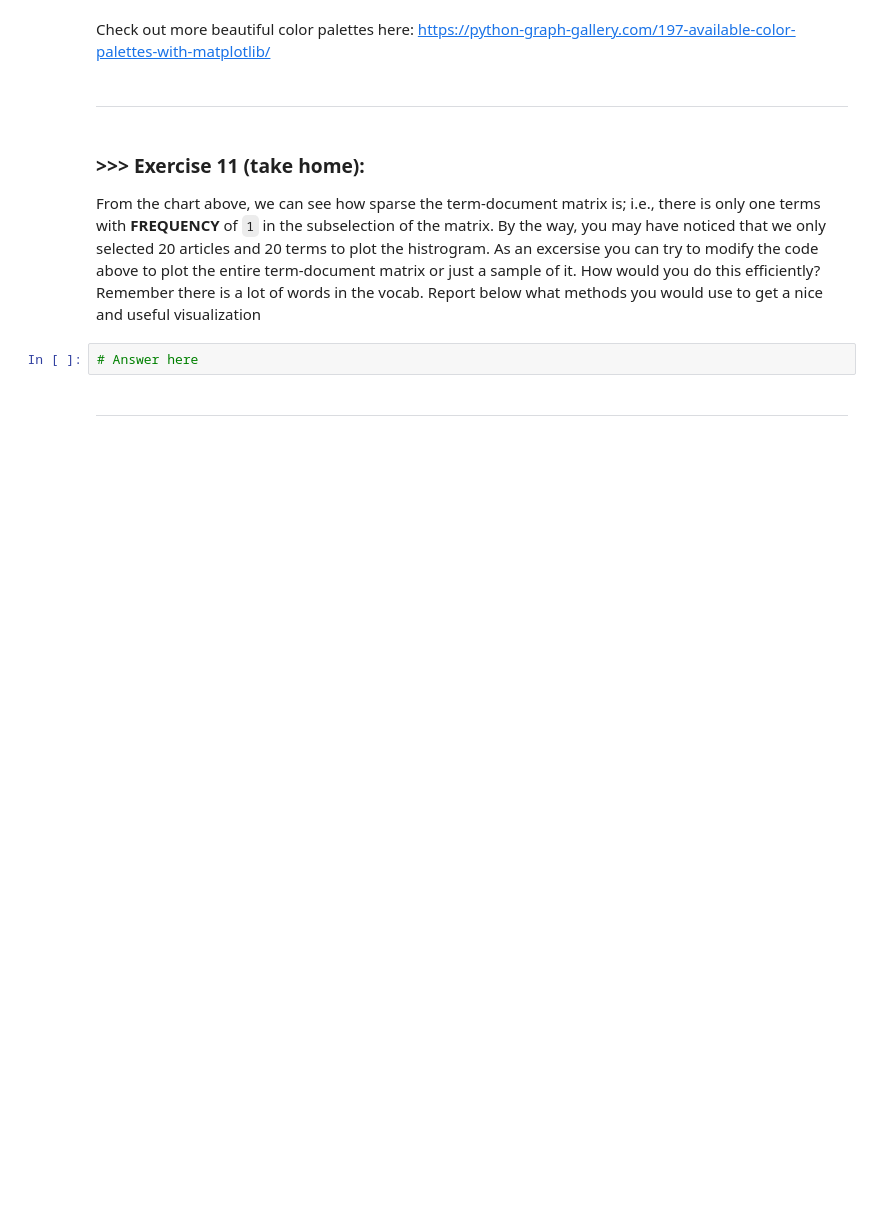
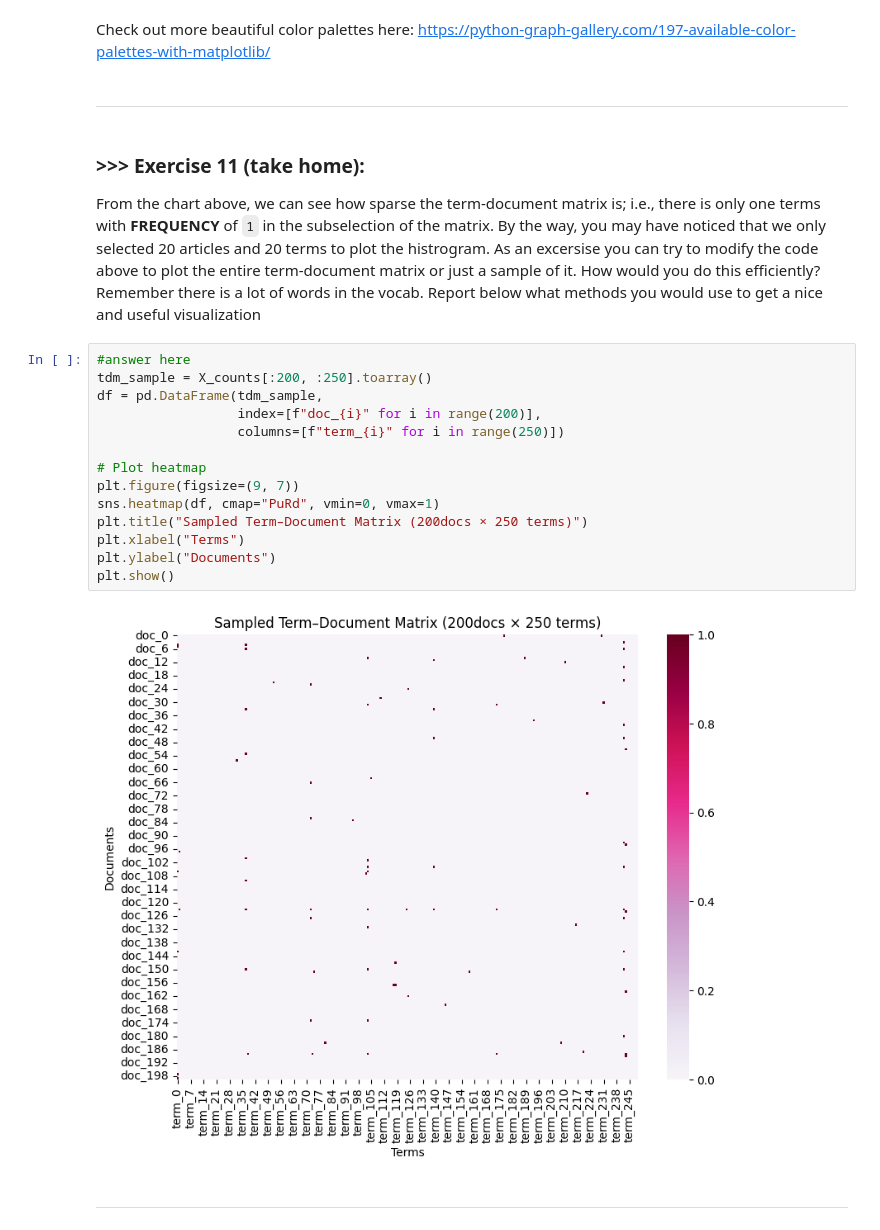
Before and after one commit to Nimomohamed-you/DM2025-Lab1-Exercise, a Jupyter notebook: DM2025-Lab1-Master.ipynb, the cells around one changed output. Saved outputs shown, nothing was run; the diff lists cells and outputs as text; blank space fills up the shorter version.

```diff
--- a/DM2025-Lab1-Master.ipynb
+++ b/DM2025-Lab1-Master.ipynb
@@ -1080,7 +1105,21 @@ Check out more beautiful color palettes here: https://python-graph-gallery.com/1
 # %% [markdown]
 ### **>>> Exercise 11 (take home):**
 From the chart above, we can see how sparse the term-document matrix is; i.e., there is only one terms with **FREQUENCY** of `1` in the subselection of the matrix. By the way, you may have noticed that we only selected 20 articles and 20 terms to plot the histrogram. As an excersise you can try to modify the code above to plot the entire term-document matrix or just a sample of it. How would you do this efficiently? Remember there is a lot of words in the vocab. Report below what methods you would use to get a nice and useful visualization
-# %%
-# Answer here
+# %%
+#answer here
+tdm_sample = X_counts[:200, :250].toarray()
+df = pd.DataFrame(tdm_sample,
+                  index=[f"doc_{i}" for i in range(200)],
+                  columns=[f"term_{i}" for i in range(250)])
+
+# Plot heatmap
+plt.figure(figsize=(9, 7))
+sns.heatmap(df, cmap="PuRd", vmin=0, vmax=1)
+plt.title("Sampled Term–Document Matrix (200docs × 250 terms)")
+plt.xlabel("Terms")
+plt.ylabel("Documents")
+plt.show()
+# %% [output]
+[figure, added]
 # %% [markdown]
 ---
```
Also changed, not shown: parts of 29 cells of this notebook, 1 other file.
